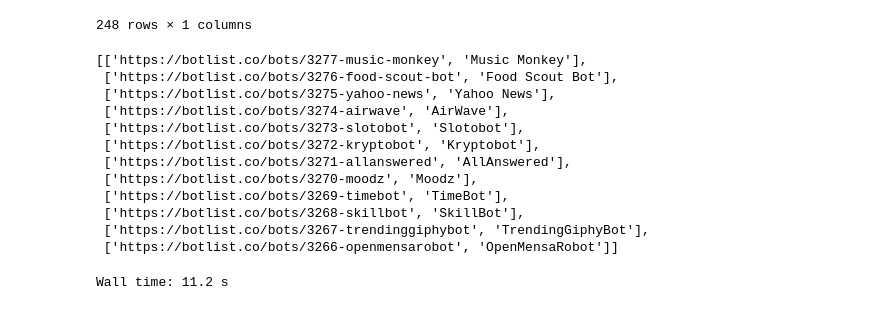
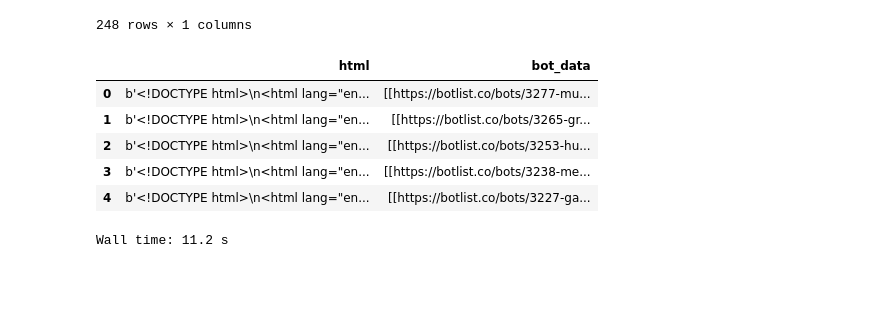
Before and after one commit to sVujke/chatbot-analysis, a Jupyter notebook: scrape.ipynb, the cells around one changed output. Saved outputs shown, nothing was run; the diff lists cells and outputs as text; code cells hidden in the pictures; blank space fills up the shorter version.

Commit message:
data saved

```diff
--- a/scrape.ipynb
+++ b/scrape.ipynb
@@ -74,7 +78,7 @@ content_df
 # x.find_all('a')[-1].get_text()
 # %%
 
-page = content_df.html.values[0]
+# page = content_df.html.values[0]
 # %%
 def extract_urls_and_names(page):
     lst = []
@@ -86,18 +90,3 @@ def extract_urls_and_names(page):
         sub_lst.append(bot.find_all('a')[-1].get_text())
         lst.append(sub_lst)
     return lst
-# %%
-extract_urls_and_names(page)
-# %% [output]
-[['https://botlist.co/bots/3277-music-monkey', 'Music Monkey'],
- ['https://botlist.co/bots/3276-food-scout-bot', 'Food Scout Bot'],
- ['https://botlist.co/bots/3275-yahoo-news', 'Yahoo News'],
- ['https://botlist.co/bots/3274-airwave', 'AirWave'],
- ['https://botlist.co/bots/3273-slotobot', 'Slotobot'],
- ['https://botlist.co/bots/3272-kryptobot', 'Kryptobot'],
- ['https://botlist.co/bots/3271-allanswered', 'AllAnswered'],
- ['https://botlist.co/bots/3270-moodz', 'Moodz'],
- ['https://botlist.co/bots/3269-timebot', 'TimeBot'],
- ['https://botlist.co/bots/3268-skillbot', 'SkillBot'],
- ['https://botlist.co/bots/3267-trendinggiphybot', 'TrendingGiphyBot'],
- ['https://botlist.co/bots/3266-openmensarobot', 'OpenMensaRobot']]
@@ -104,3 +95,12 @@ extract_urls_and_names(page)
+# %%
+content_df["bot_data"] = content_df["html"].apply(extract_urls_and_names)
+# %% [output]
+|  | html | bot_data |
+| 0 | b'<!DOCTYPE html>\n<html lang="en... | [[https://botlist.co/bots/3277-mu... |
+| 1 | b'<!DOCTYPE html>\n<html lang="en... | [[https://botlist.co/bots/3265-gr... |
+| 2 | b'<!DOCTYPE html>\n<html lang="en... | [[https://botlist.co/bots/3253-hu... |
+| 3 | b'<!DOCTYPE html>\n<html lang="en... | [[https://botlist.co/bots/3238-me... |
+| 4 | b'<!DOCTYPE html>\n<html lang="en... | [[https://botlist.co/bots/3227-ga... |
 # %%
 def get_names_and_urls(pages):
     lst_total = []
```
Also changed, not shown: parts of 8 cells of this notebook, 2 other files.
